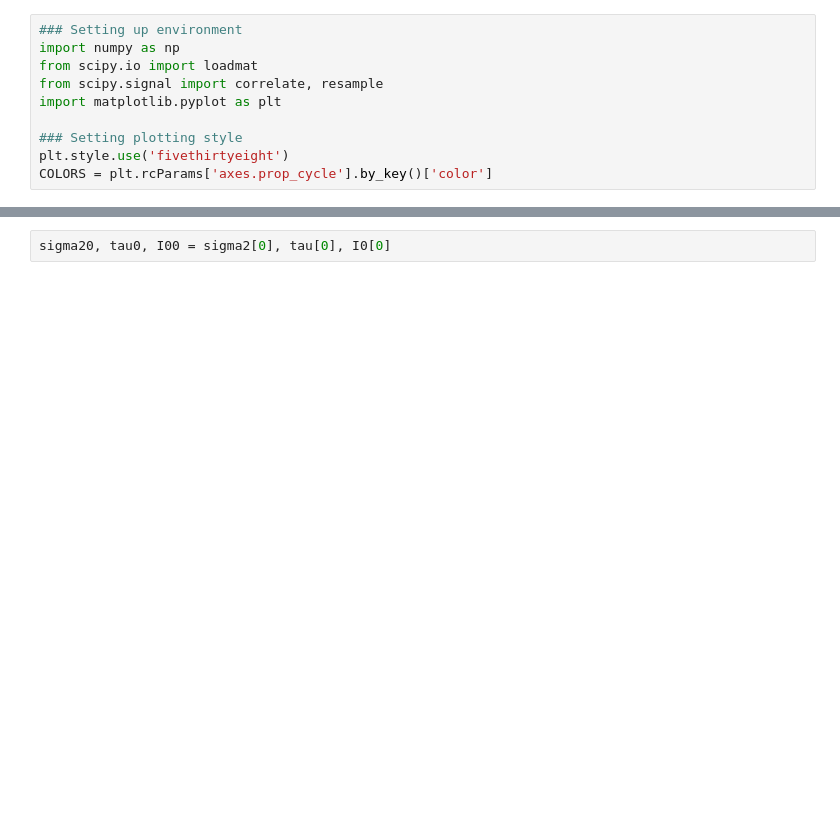
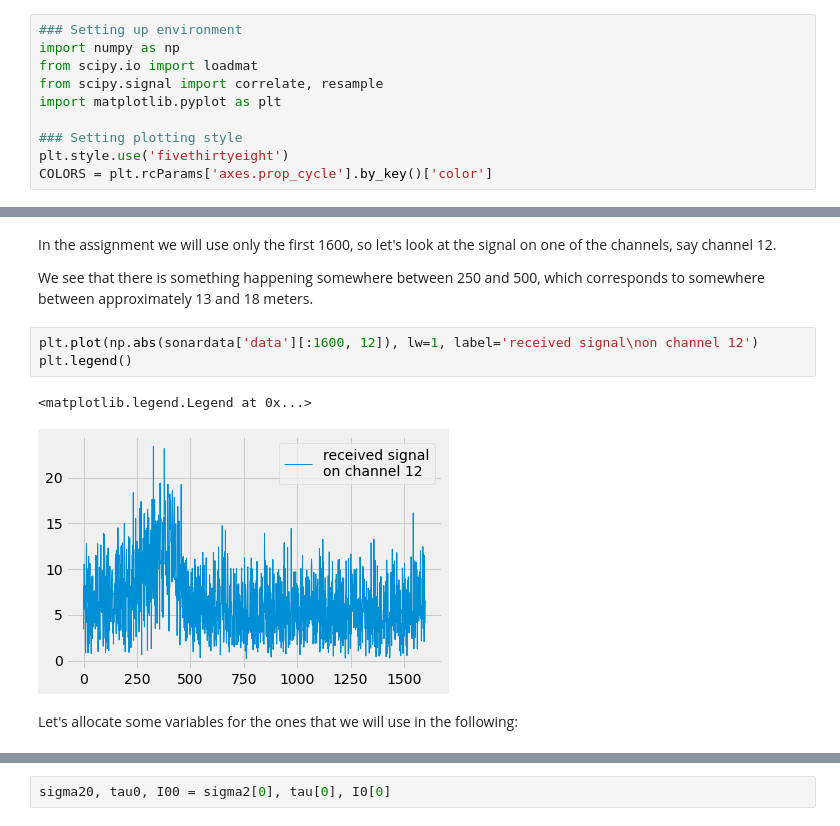
Before and after one commit to fonstelien/INF4480, a Jupyter notebook: project2/project2.ipynb, the cells around one changed output, grey strips where cells are left out. Drawn from its saved outputs; the diff is of its cells as text; blank space fills up the shorter version.

```diff
--- a/project2/project2.ipynb
+++ b/project2/project2.ipynb
@@ -156,0 +50,12 @@ res = lse(xlog, t)
+# %% [markdown]
+In the assignment we will use only the first 1600, so let's look at the signal on one of the channels, say channel 12.
+
+We see that there is something happening somewhere between 250 and 500, which corresponds to somewhere between approximately 13 and 18 meters.
+# %%
+plt.plot(np.abs(sonardata['data'][:1600, 12]), lw=1, label='received signal\non channel 12')
+plt.legend()
+# %% [output]
+<matplotlib.legend.Legend at 0x...>
+[figure, added]
+# %% [markdown]
+Let's allocate some variables for the ones that we will use in the following:
```
Also changed, not shown: parts of 58 cells of this notebook.
